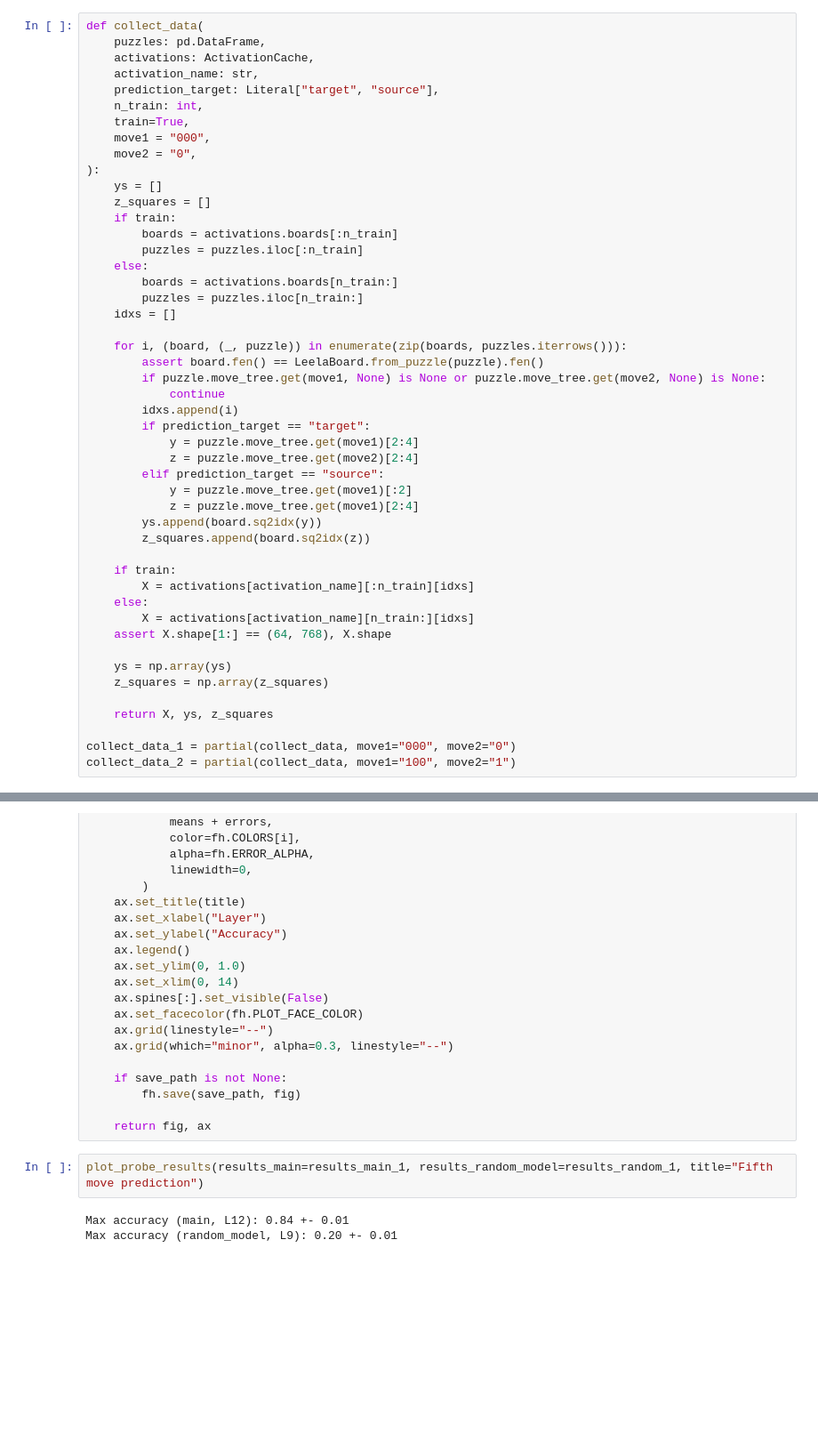
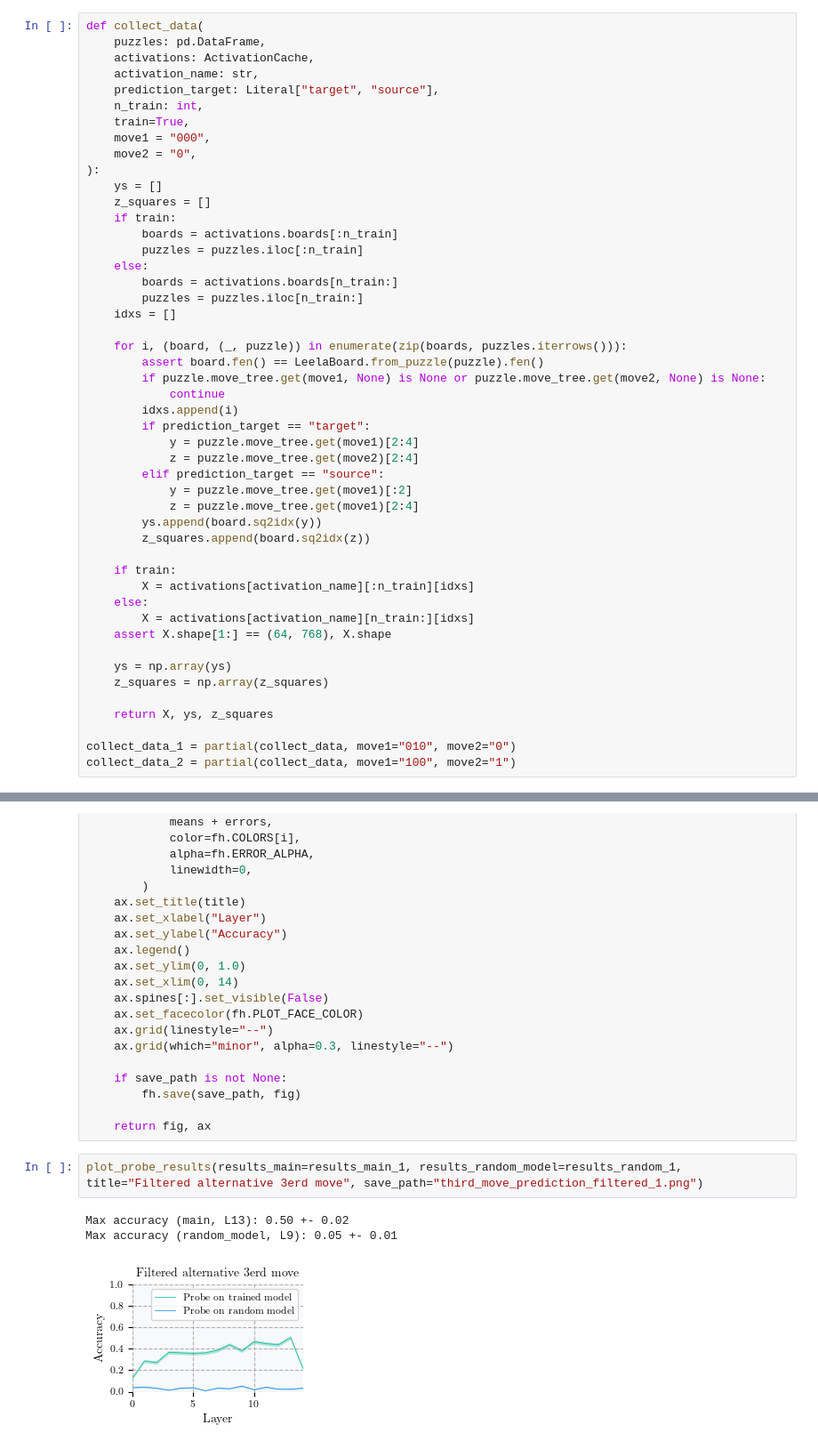
Before and after one commit to Gusanidas/leela-interp, a Jupyter notebook: notebooks/probing_plots.ipynb, the cells around one changed output, grey strips where cells are left out. Shown at 89% size. Cells and saved outputs as stored; diff of their text form; blank space fills up the shorter version.

```diff
--- a/notebooks/probing_plots.ipynb
+++ b/notebooks/probing_plots.ipynb
@@ -116,7 +115,7 @@ def collect_data(
 
     return X, ys, z_squares
 
-collect_data_1 = partial(collect_data, move1="000", move2="0")
+collect_data_1 = partial(collect_data, move1="010", move2="0")
 collect_data_2 = partial(collect_data, move1="100", move2="1")
 # %%
 hparams = {
@@ -283,8 +282,9 @@ def plot_probe_results(results_main, results_random_model, split="all", title="T
 
     return fig, ax
 # %%
-plot_probe_results(results_main=results_main_1, results_random_model=results_random_1, title="Fifth move prediction")
+plot_probe_results(results_main=results_main_1, results_random_model=results_random_1, title="Filtered alternative 3erd move", save_path="third_move_prediction_filtered_1.png")
 # %% [output]
-Max accuracy (main, L12): 0.84 +- 0.01
-Max accuracy (random_model, L9): 0.20 +- 0.01
+Max accuracy (main, L13): 0.50 +- 0.02
+Max accuracy (random_model, L9): 0.05 +- 0.01
+[figure, new version]
 (<Figure size 258.55x200 with 1 Axes>,
```
Also changed, not shown: parts of 9 cells of this notebook.
